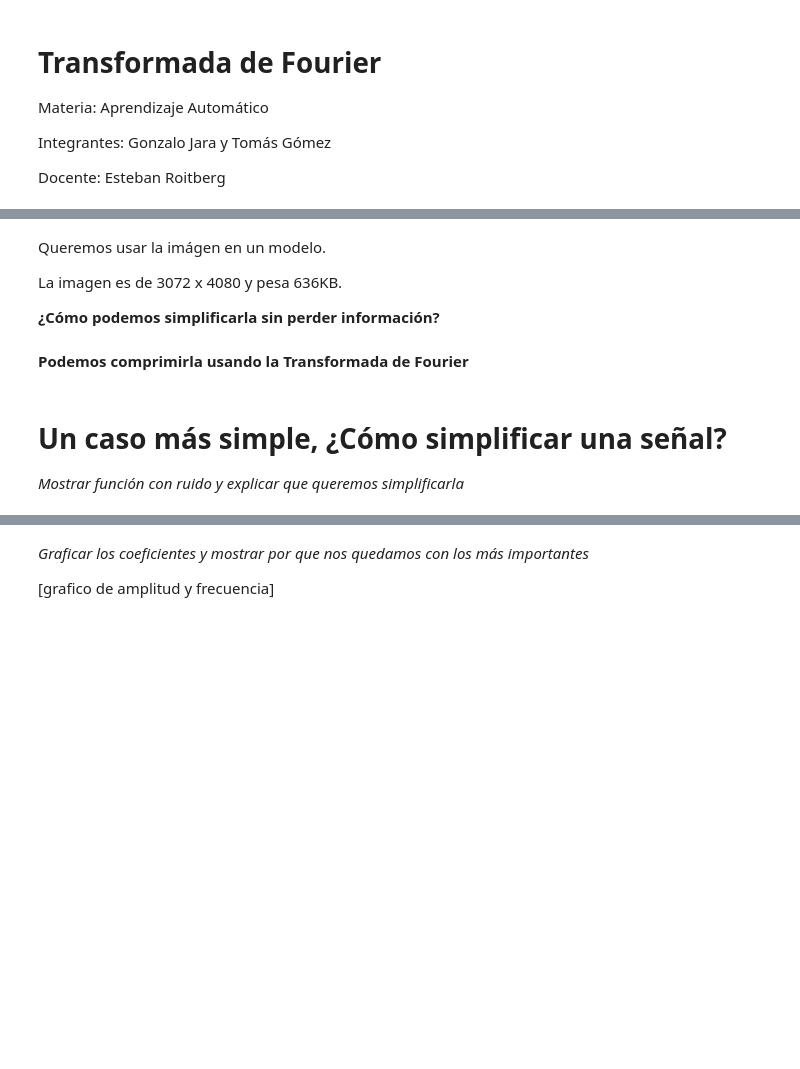
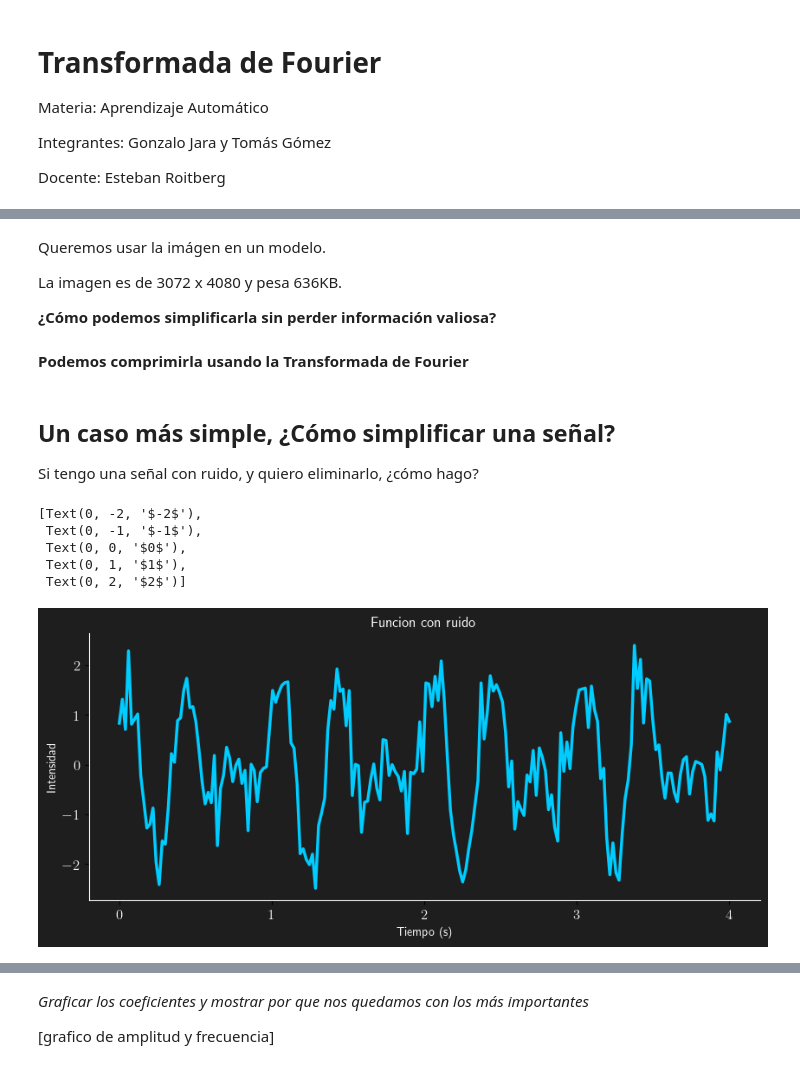
Before and after one commit to TomasGo02/fourier-cats, a Jupyter notebook: presentacion.ipynb, the cells around one changed output, grey strips where cells are left out. Saved outputs shown, nothing was run; the diff lists cells and outputs as text; code cells hidden in the pictures; blank space fills up the shorter version.

```diff
--- a/presentacion.ipynb
+++ b/presentacion.ipynb
@@ -32,13 +31,62 @@ Queremos usar la imágen en un modelo.
 
 La imagen es de 3072 x 4080 y pesa 636KB.
 
-<b>¿Cómo podemos simplificarla sin perder información?</b>
+<b>¿Cómo podemos simplificarla sin perder información valiosa?</b>
 # %% [markdown]
 **Podemos comprimirla usando la Transformada de Fourier**
 # %% [markdown]
-# Un caso más simple, ¿Cómo simplificar una señal?
+## Un caso más simple, ¿Cómo simplificar una señal?
 
-*Mostrar función con ruido y explicar que queremos simplificarla*
+Si tengo una señal con ruido, y quiero eliminarlo, ¿cómo hago?
+# %%
+def func(x: np.ndarray):
+    freq1 = 2
+    freq2 = 3
+    return np.cos(2*np.pi * freq1 * x) + np.sin(2*np.pi * freq2 * x)
+
+def freq_calc(x: np.ndarray, frecuencia: int):
+    y = np.exp(2*np.pi * 1j * x * frecuencia)
+    return y.real, y.imag
+
+def euler(x: np.ndarray):
+    y = np.exp(x * 1j)
+    return y.real, y.imag
+
+n = 200
+time = 4
+np.random.seed(2)
+X = np.linspace(0, time, n)
+Y_real = func(X)
+Y = Y_real + 0.4 * np.random.normal(0, 1, n)
+
+X_euler, Y_euler = euler(X)
+
+plt.rcParams["text.usetex"] = True
+fig, ax = plt.subplots(1, 1, figsize=(10,4), facecolor="#1e1e1e")
+ax.set_facecolor("#1e1e1e")
+ax.plot(X, Y, color="#00ccff", linewidth=2.5);
+ax.set_ylabel("Intensidad", color="white")
+ax.set_xlabel("Tiempo (s)", color="white")
+ax.set_title("Funcion con ruido", color="white");
+
+#ax.spines["left"].set_position("center")
+#ax.spines["bottom"].set_position("center")
+ax.spines["left"].set_color("white")
+ax.spines["bottom"].set_color("white")
+ax.spines["right"].set_color("none")
+ax.spines["top"].set_color("none")
+
+ax.set_xticks([ 0, 1, 2, 3, 4 ])
+ax.set_xticklabels([r"$0$", r"$1$", r"$2$", r"$3$", r"$4$"], color="white", fontsize=12)
+ax.set_yticks([-2, -1, 0, 1, 2])
+ax.set_yticklabels([r"$-2$", r"$-1$", r"$0$", r"$1$", r"$2$"], color="white", fontsize=12)
+# %% [output]
+[Text(0, -2, '$-2$'),
+ Text(0, -1, '$-1$'),
+ Text(0, 0, '$0$'),
+ Text(0, 1, '$1$'),
+ Text(0, 2, '$2$')]
+[figure, added]
 # %% [markdown]
 ## La respuesta: Series de Fourier
 
```
Also changed, not shown: parts of 8 cells of this notebook, 1 other file.
